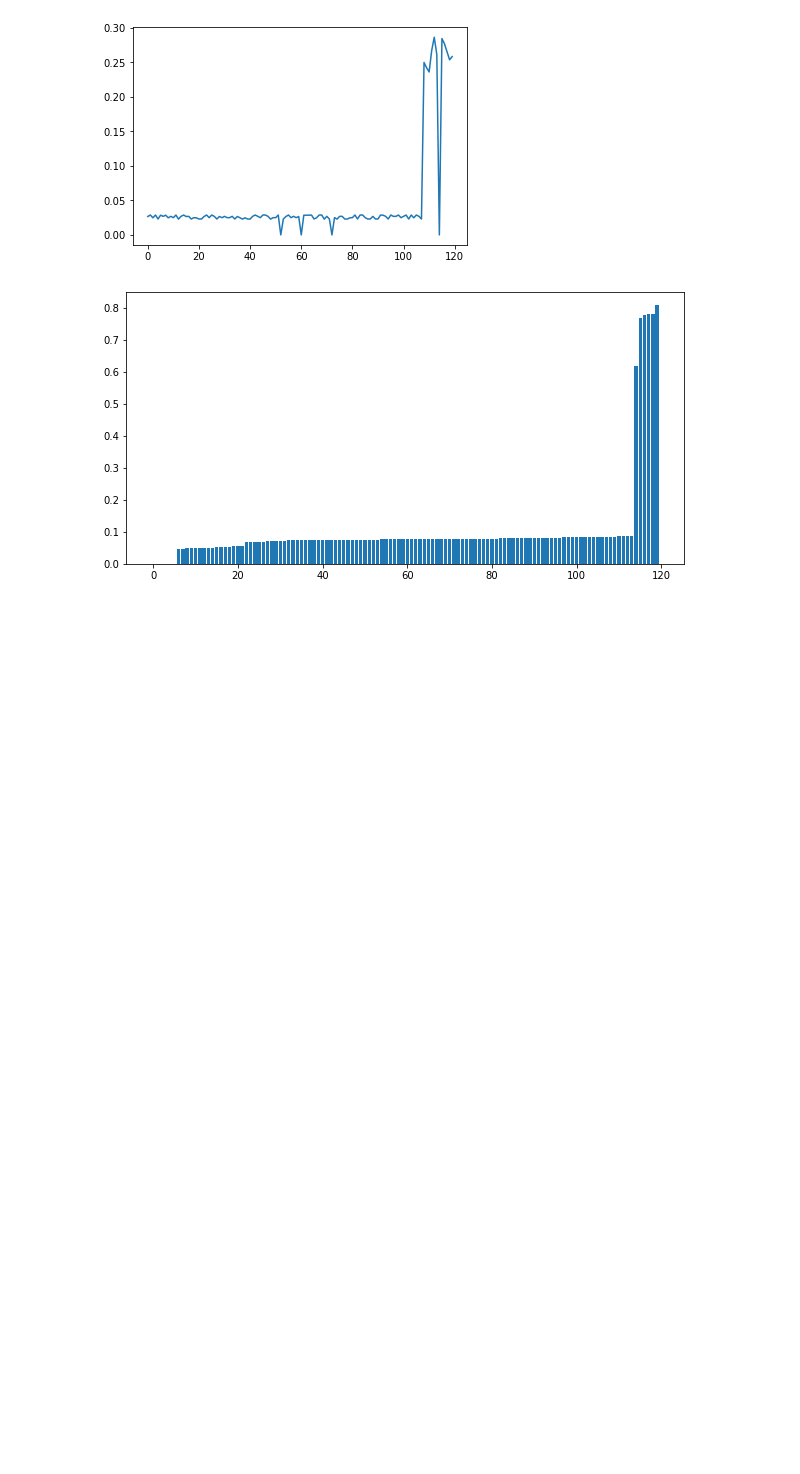
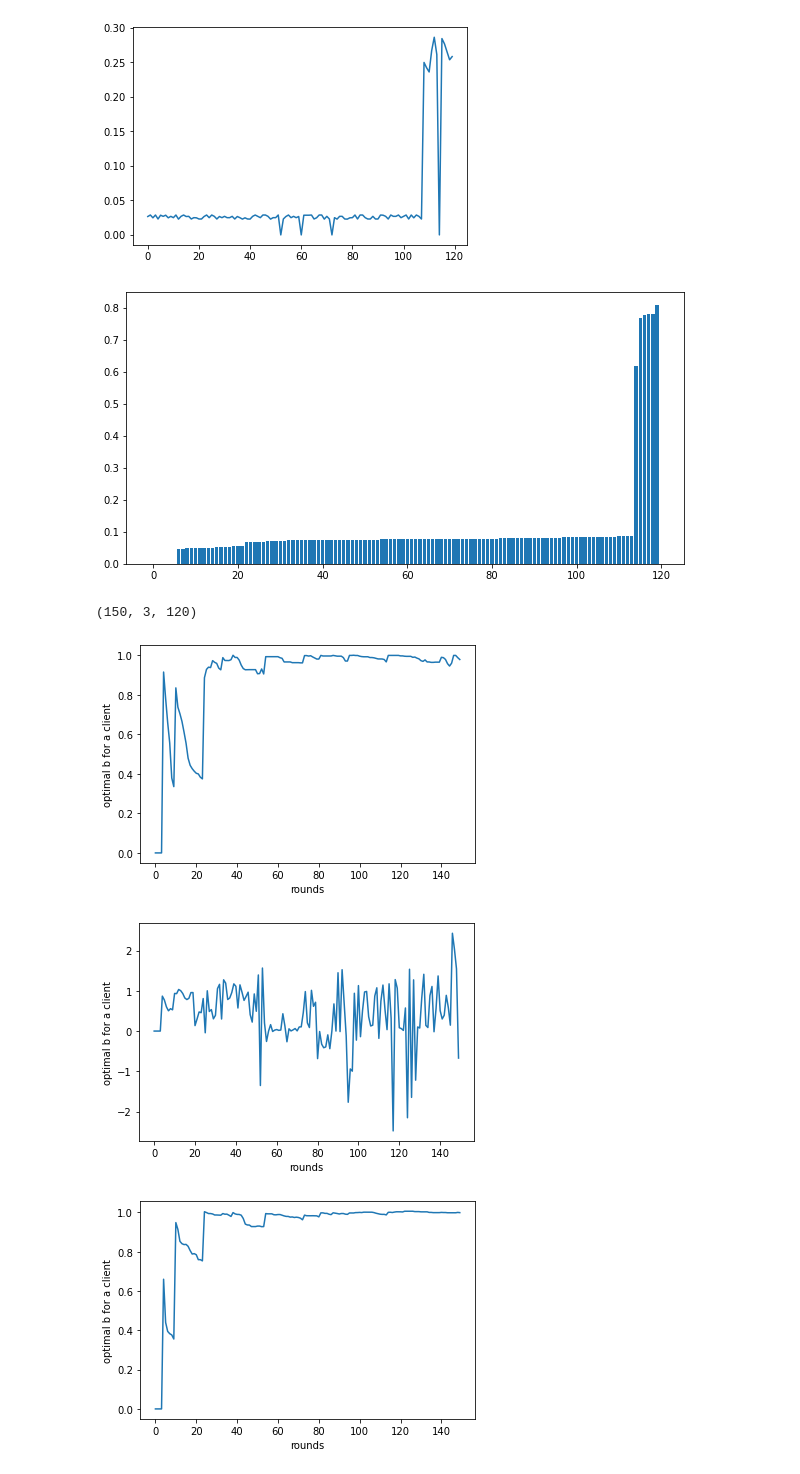
Before and after one commit to haoran-zh/mmfl-Dec, a Jupyter notebook: new_idea.ipynb, the cells around one changed output. Drawn from its saved outputs; the diff is of its cells as text; code cells hidden in the pictures; blank space fills up the shorter version.

```diff
--- a/new_idea.ipynb
+++ b/new_idea.ipynb
@@ -1262,3 +1262,37 @@ plt.bar(length, p_client[sorted_index])
 plt.show()
 # %% [output]
 [figure]
+# %%
+import numpy as np
+folder_name = "./result/3task_nnnnn_lessVennc0.1uv0.90.1_Diffstale_Ob_f2ff2_19"
+# read gradient_AS.pkl
+import pickle
+with open(folder_name+"/optimal_b_list.pkl", "rb") as f:
+    optimal_b_list = pickle.load(f)
+# last round
+optimal_b_list = np.array(optimal_b_list) # 150 3 120
+print(optimal_b_list.shape)
+import matplotlib.pyplot as plt
+length = range(len(optimal_b_list))
+plt.plot(length, optimal_b_list[:,0,1])
+# # x-axis: rounds, y: gradient-norm
+plt.xlabel("rounds")
+plt.ylabel("optimal b for a client")
+plt.show()
+
+plt.plot(length, optimal_b_list[:,1,1])
+# # x-axis: rounds, y: gradient-norm
+plt.xlabel("rounds")
+plt.ylabel("optimal b for a client")
+plt.show()
+
+plt.plot(length, optimal_b_list[:,2,1])
+# # x-axis: rounds, y: gradient-norm
+plt.xlabel("rounds")
+plt.ylabel("optimal b for a client")
+plt.show()
+# %% [output]
+(150, 3, 120)
+[figure, added]
+[figure, added]
+[figure, added]
```
Also changed, not shown: parts of 2 cells of this notebook, 4 other files.
